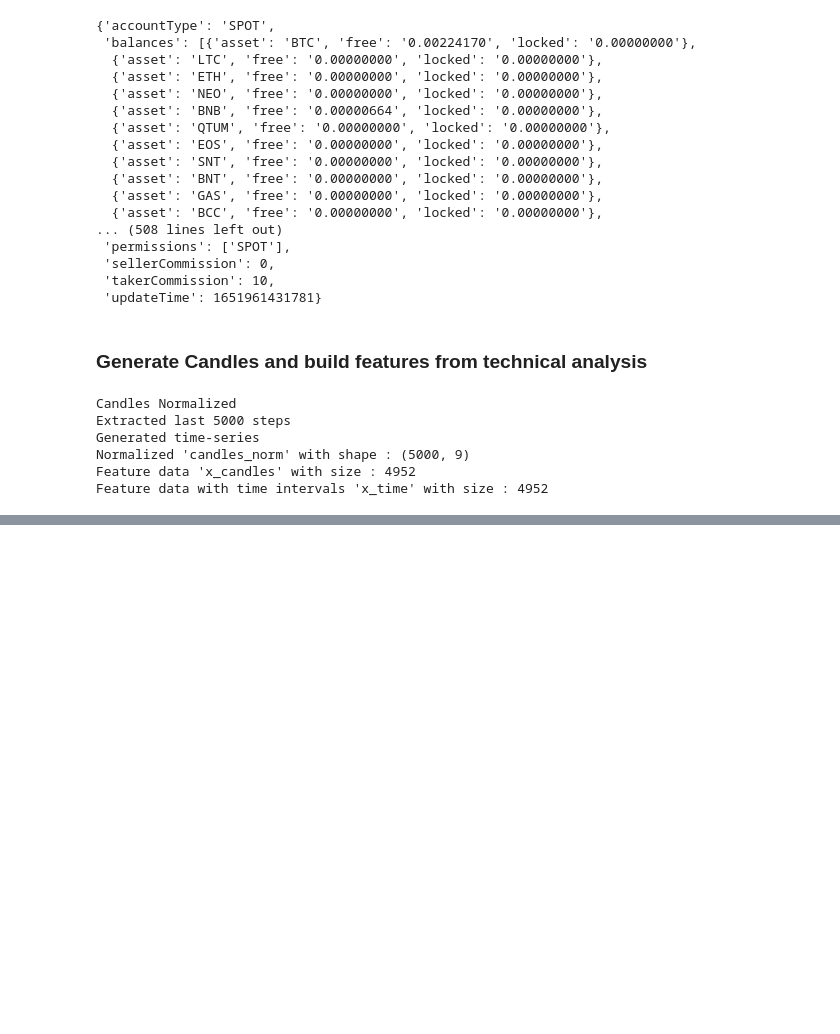
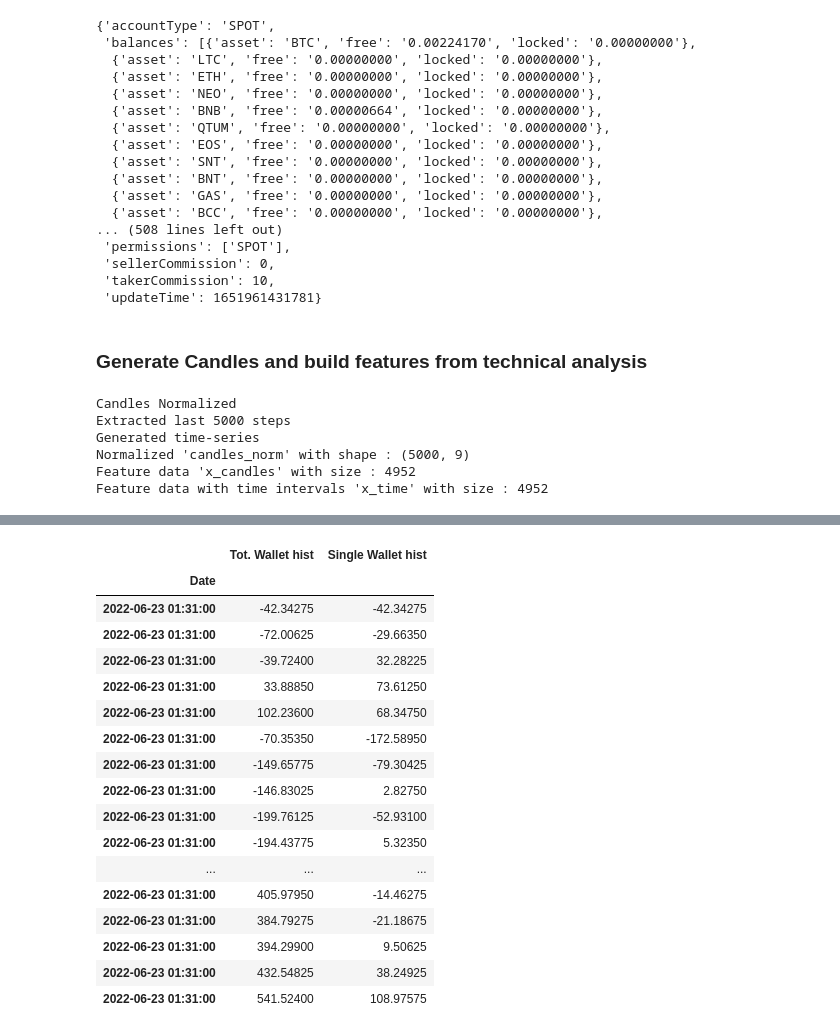
Before and after one commit to gabriele16/sats4u, a Jupyter notebook: colab/LSTM-CNN-BitCoin-Test-Trade.ipynb, the cells around one changed output, grey strips where cells are left out. Saved outputs shown, nothing was run; the diff lists cells and outputs as text; code cells hidden in the pictures; blank space fills up the shorter version.

```diff
--- a/colab/LSTM-CNN-BitCoin-Test-Trade.ipynb
+++ b/colab/LSTM-CNN-BitCoin-Test-Trade.ipynb
@@ -167 +167,22 @@ df_preds_true.dropna().iloc[-new_time_steps-100:].plot()
+# %%
+wallet_hist_df
+# %% [output]
+|  | Tot. Wallet hist | Single Wallet hist |
+| Date |  |  |
+| 2022-06-23 01:31:00 | -42.34275 | -42.34275 |
+| 2022-06-23 01:31:00 | -72.00625 | -29.66350 |
+| 2022-06-23 01:31:00 | -39.72400 | 32.28225 |
+| 2022-06-23 01:31:00 | 33.88850 | 73.61250 |
+| 2022-06-23 01:31:00 | 102.23600 | 68.34750 |
+| 2022-06-23 01:31:00 | -70.35350 | -172.58950 |
+| 2022-06-23 01:31:00 | -149.65775 | -79.30425 |
+| 2022-06-23 01:31:00 | -146.83025 | 2.82750 |
+| 2022-06-23 01:31:00 | -199.76125 | -52.93100 |
+| 2022-06-23 01:31:00 | -194.43775 | 5.32350 |
+| ... | ... | ... |
+| 2022-06-23 01:31:00 | 405.97950 | -14.46275 |
+| 2022-06-23 01:31:00 | 384.79275 | -21.18675 |
+| 2022-06-23 01:31:00 | 394.29900 | 9.50625 |
+| 2022-06-23 01:31:00 | 432.54825 | 38.24925 |
+| 2022-06-23 01:31:00 | 541.52400 | 108.97575 |
 # %%
```
Also changed, not shown: parts of 8 cells of this notebook, 1 other file.
